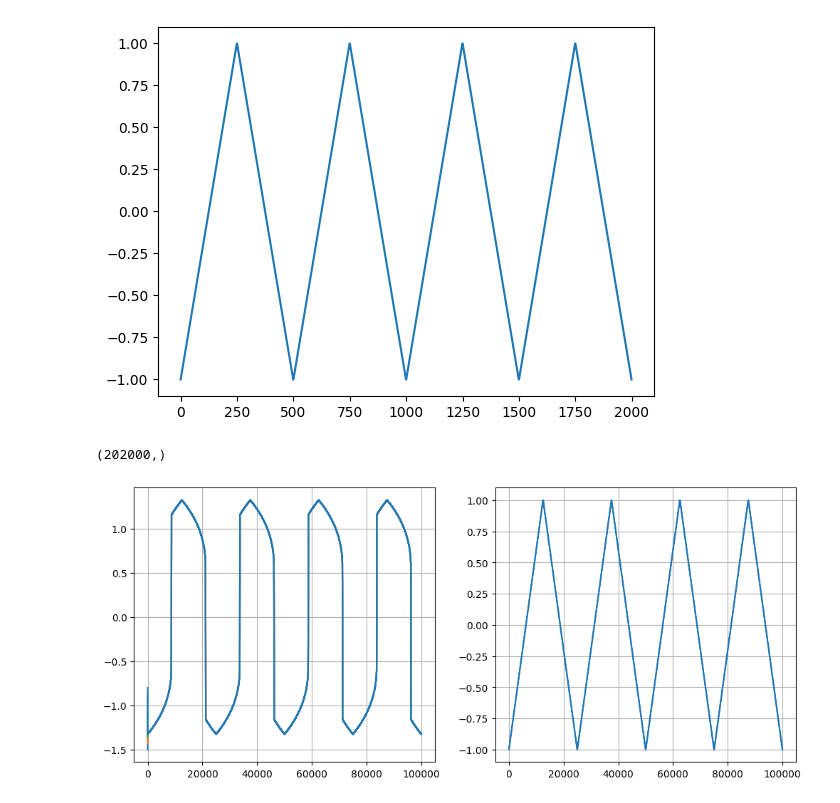
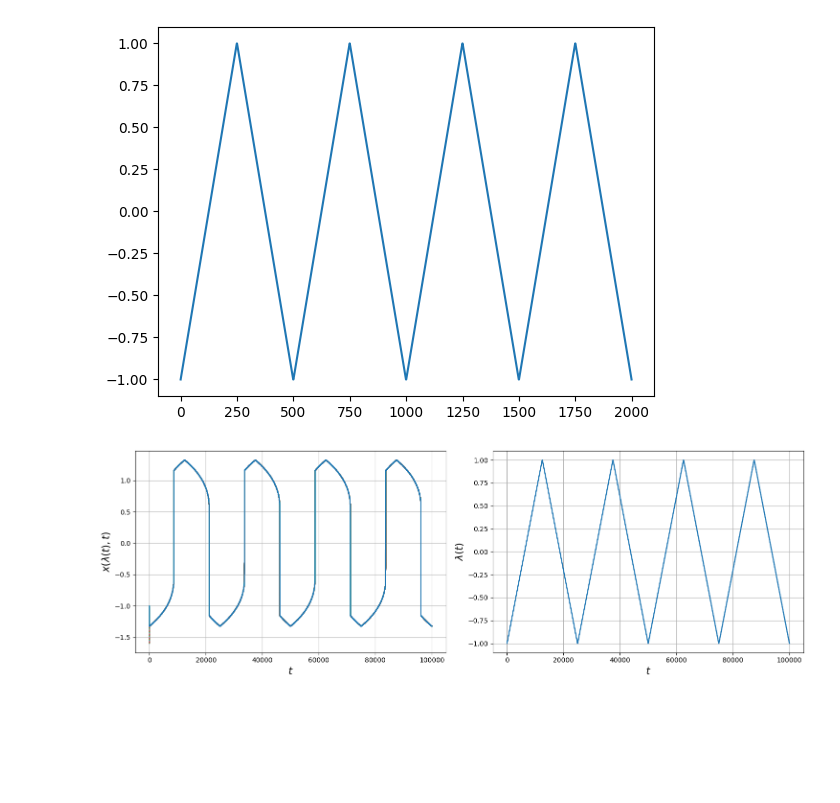
Before and after one commit to MalachiteWind/stable_node_control, a Jupyter notebook: notebooks/transient_data/transient_features.ipynb, the cells around one changed output. Cells and saved outputs as stored; diff of their text form; code cells hidden in the pictures; blank space fills up the shorter version.

```diff
--- a/notebooks/transient_data/transient_features.ipynb
+++ b/notebooks/transient_data/transient_features.ipynb
@@ -15,7 +16,9 @@ def simulate_steady_state(
     x0,
     t_span:Tuple[float, float],
     t_eval: Optional[np.ndarray] = None,
-    show_progress: bool = True):
+    show_progress: bool = True,
+    device:str = 'cpu'
+)-> Tuple[np.ndarray, np.ndarray, np.ndarray]:
     """
     lam_values: control params
     x0: initial state observation
@@ -50,11 +53,13 @@ def simulate_steady_state(
             t_vals = t_eval
 
         else:
-            x_vals = np.hstack((x_vals, sol.y))
-            lam_vals = np.hstack((lam_vals,lam_i))
-            t_vals = np.hstack((t_vals,t_eval + t_eval[-1]*idx))
+            x_vals = np.hstack((x_vals, sol.y[:,1:]))
+            lam_vals = np.hstack((lam_vals,lam_i[1:]))
+            t_vals = np.hstack((t_vals,t_eval[1:] + t_eval[-1]*idx))
 
-
+    x_vals = torch.tensor(x_vals, dtype=torch.float32,device=device)
+    lam_vals = torch.tensor(lam_vals, dtype=torch.float32,device=device)
+    t_vals = torch.tensor(t_vals, dtype=torch.float32,device=device)
     return x_vals, lam_vals, t_vals
 # %%
 lam_start = -1
@@ -74,30 +79,31 @@ plt.plot(lam)
 [<matplotlib.lines.Line2D at 0x...>]
 [figure]
 # %%
-t_eval = np.linspace(0,50,101)
+t_eval = np.linspace(0,50,301)
 # t_eval = None
-x0s = np.linspace(-1.5, -0.8, 11)
+x0s = np.linspace(-1.6, -1., 101)
 Xs = []
 for x0 in tqdm(x0s):
     Xi, lams, T = simulate_steady_state(lam, x0, t_span=[0,50], t_eval=t_eval, show_progress=False)
     Xs.append(Xi)
-# %%
-T.shape
-# %% [output]
-(202000,)
 # %%
 cutoff = -1
-fig, (ax1,ax2) = plt.subplots(1,2, figsize = (12,5))
+fig, (ax1,ax2) = plt.subplots(1,2, figsize = (15,5))
 for idx, x0 in enumerate(tqdm(x0s)):
     ax1.plot(T[:cutoff], Xs[idx][0, :cutoff], label=rf"$x_0$ = {x0:.3f}")
+ax1.set_xlabel(r"$t$", size=15)
+ax1.set_ylabel(r"$x(\lambda(t),t)$",size=15)
 # ax1.legend(prop={'family': 'serif'})
 ax1.grid(True)
 # ax1.set_yscale('log')
 ax2.plot(T[:cutoff], lams[:cutoff])
 ax2.grid(True)
-# plt.tight_layout()
-
+ax2.set_xlabel(r"$t$", size=15)
+ax2.set_ylabel(r"$\lambda(t)$",size=15)
+plt.tight_layout()
+# plt.savefig(f"x0_pertubations_{len(x0s)}.png")
+plt.savefig(f"x0_pertubations_{len(x0s)}.png")
 plt.show()
 # %% [output]
-[figure, old version]
+[figure, new version]
 # %%
```
Also changed, not shown: parts of 19 cells of this notebook, 8 other files.
